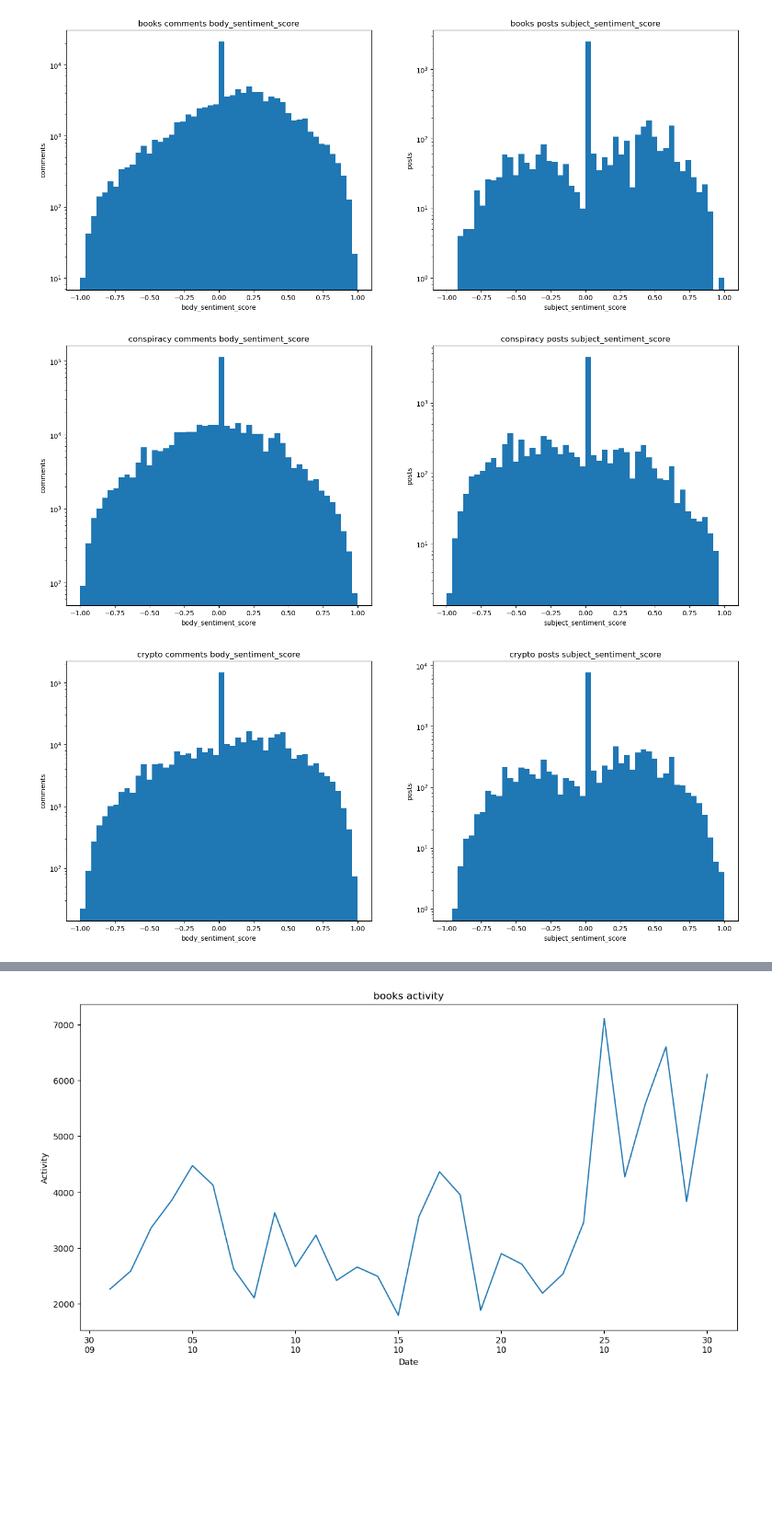
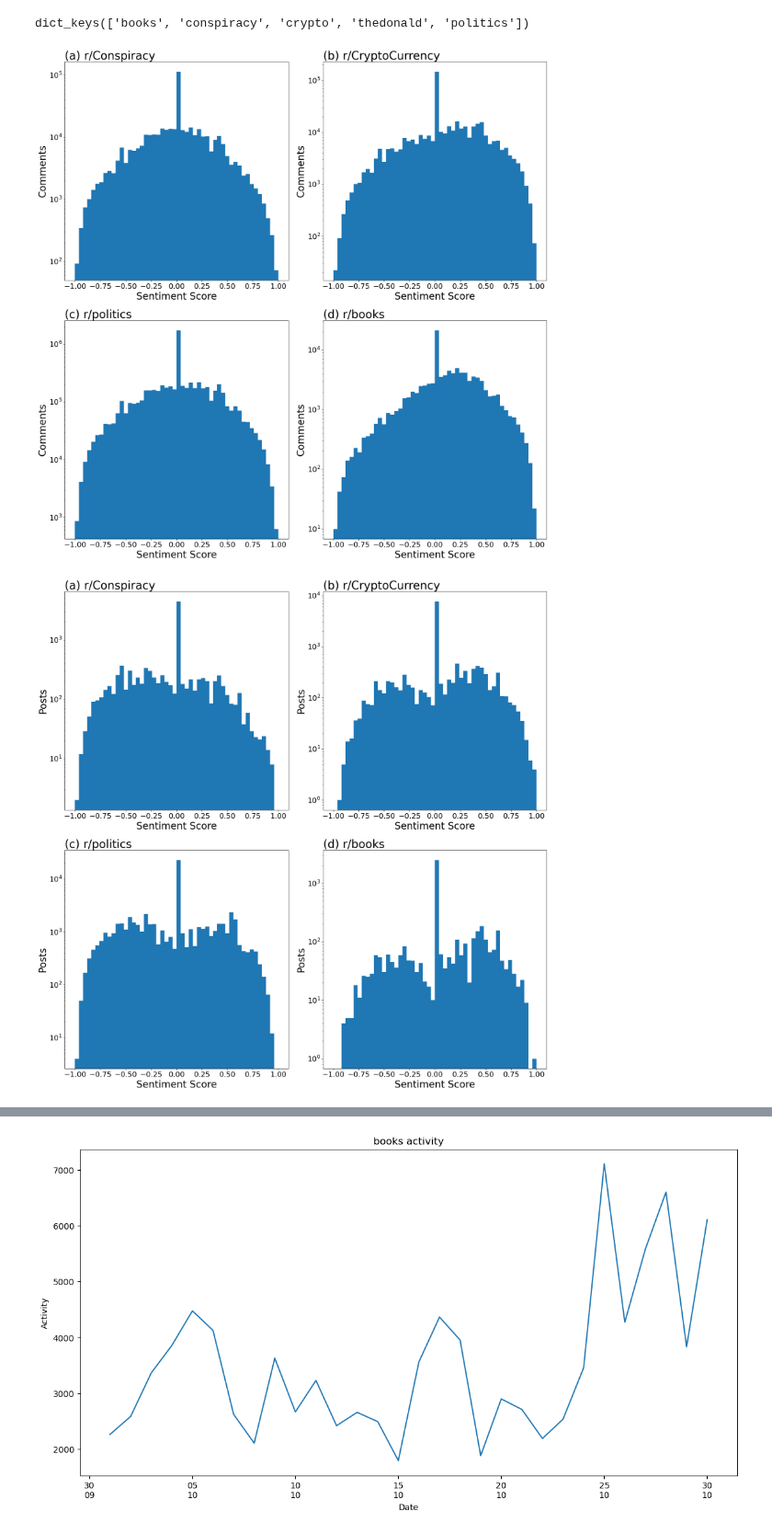
Before and after one commit to caralynch/reddit_analyses, a Jupyter notebook: 3_whole_subreddit_analyses.ipynb, the cells around one changed output, grey strips where cells are left out. Shown at 92% size. Saved outputs shown, nothing was run; the diff lists cells and outputs as text; code cells hidden in the pictures; blank space fills up the shorter version.

Commit message:
improvements to graphs

```diff
--- a/3_whole_subreddit_analyses.ipynb
+++ b/3_whole_subreddit_analyses.ipynb
@@ -10,6 +10,10 @@ import matplotlib.pyplot as plt
 # first perform sentiment analysis using sentiment_analysis.py
 # %%
 sentiment_datasets = pickle.load(open('sentiment_5_datasets.p', 'rb'))
+# %%
+sentiment_datasets.keys()
+# %% [output]
+dict_keys(['books', 'conspiracy', 'crypto', 'thedonald', 'politics'])
 # %%
 datasets_author_counts = {}
 for key in sentiment_datasets:
@@ -17,25 +37,51 @@ for key in sentiment_datasets:
+# %%
+title_map = {
+    'crypto': '(b) r/CryptoCurrency',
+    'conspiracy': '(a) r/Conspiracy',
+    'politics': '(c) r/politics',
+    'books': '(d) r/books',
+}
+ylabel_map = {
+    'r2': 'R-squared',
+    'comments': 'Comments',
+    'posts': 'Posts',
+}
+xlabel = 'Sentiment Score'
 # %%
-for key in sentiment_datasets:
-    activities = {
-        'comments': sentiment_datasets[key].comments,
-        'posts': sentiment_datasets[key].posts,
-        }
-    activity_sentiment_lookup = {
+activity_sentiment_lookup = {
         'comments': 'body_sentiment_score',
         'posts': 'subject_sentiment_score'
     }
 
-    fig, axes = plt.subplots(1, 2, figsize=(18, 7))
+activities = {
+    'comments': {},
+    'posts': {}
+}
+
+for subreddit in ['conspiracy', 'crypto', 'politics', 'books']:
+    activities['comments'][subreddit] = sentiment_datasets[subreddit].comments
+    activities['posts'][subreddit] = sentiment_datasets[subreddit].posts
+
+
+for activity_key in activities:
+    fig, axes = plt.subplots(2, 2, figsize=(18, 18))
     i = 0
-    for activity_key in activities:
-        activities[activity_key][activity_sentiment_lookup[activity_key]].hist(ax=axes[i], grid=False, log=True, bins=50, range=(-1, 1))
-        axes[i].set_title(f"{key} {activity_key} {activity_sentiment_lookup[activity_key]}")
-        axes[i].set_xlabel(f"{activity_sentiment_lookup[activity_key]}")
-        axes[i].set_ylabel(f"{activity_key}")
-        i += 1
+    j = 0
 
+    for subreddit in activities[activity_key]:
+        activities[activity_key][subreddit][activity_sentiment_lookup[activity_key]].hist(ax=axes[i,j], grid=False, log=True, bins=50, range=(-1, 1))
+        if i != 0 and j != 0:
+            axes[i,j].sharex(axes[0,0])
+        axes[i, j].set_title(f"{title_map[subreddit]}")
+        axes[i, j].set_xlabel(xlabel, fontsize=MEDIUM_SIZE)
+        axes[i, j].set_ylabel(ylabel_map[activity_key], fontsize=MEDIUM_SIZE)
+        j += 1
+        if j == 2:
+            j = 0
+            i += 1
+
+    plt.tight_layout()
     plt.show()
 # %% [output]
-[figure, old version]
+[figure, new version]
-[figure, old version]
+[figure, new version]
-[figure, removed]
```
Also changed, not shown: parts of 2 cells of this notebook, 2 other files.
